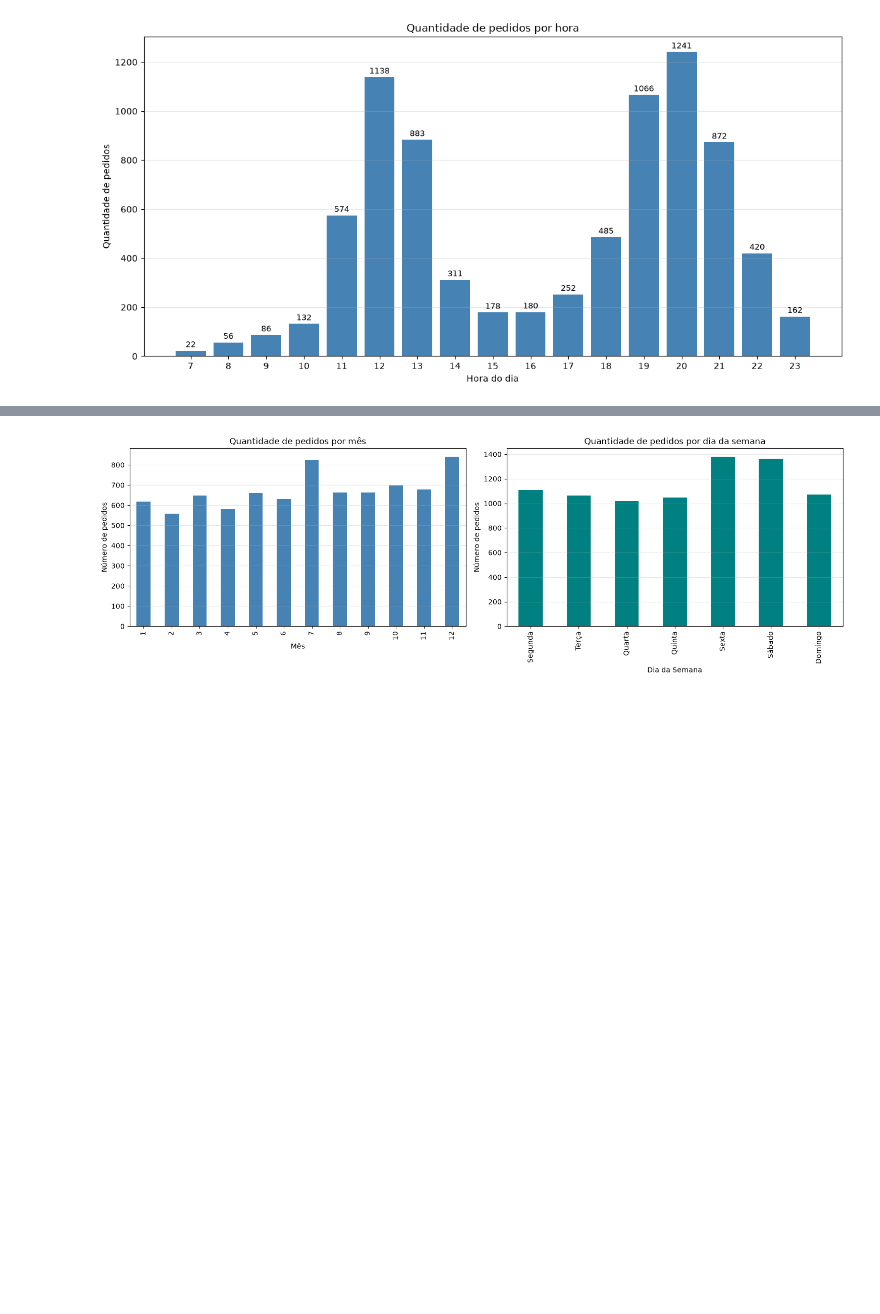
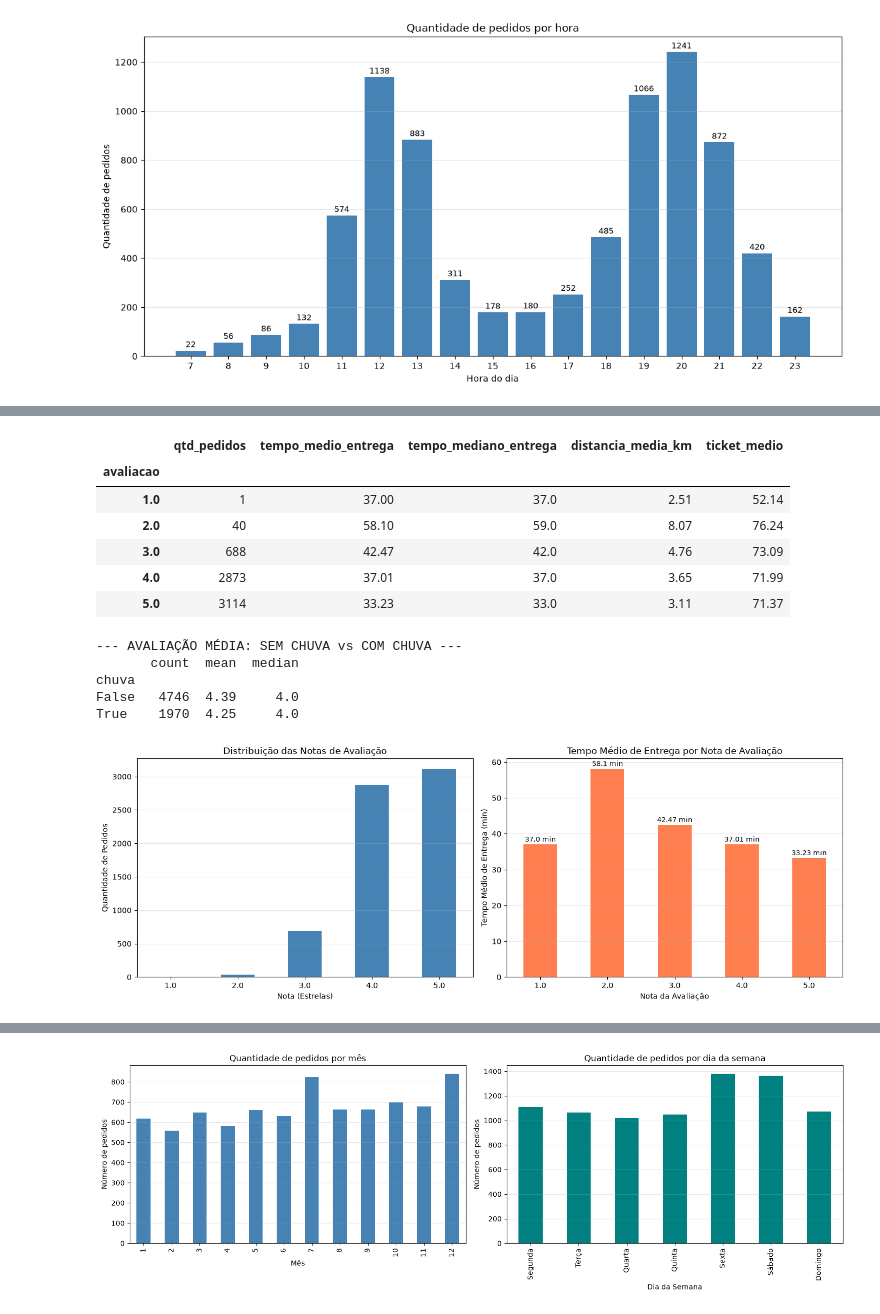
Before and after one commit to ivanjoncesar-ai/Trabalho_Ivan, a Jupyter notebook: Trabalho_Ivan.ipynb, the cells around one changed output, grey strips where cells are left out. Saved outputs shown, nothing was run; the diff lists cells and outputs as text; code cells hidden in the pictures; blank space fills up the shorter version.

```diff
--- a/Trabalho_Ivan.ipynb
+++ b/Trabalho_Ivan.ipynb
@@ -404,3 +404,60 @@ plt.tight_layout()
 plt.show()
 # %% [output]
 [figure]
+# %%
+# --- ANÁLISE DE AVALIAÇÕES E MOTIVOS DE QUEDA ---
+
+# 1. Resumo estatístico e distribuição das notas
+print("--- ESTATÍSTICAS DE AVALIAÇÃO ---")
+print(df["avaliacao"].describe().round(2))
+
+print("\n--- DISTRIBUIÇÃO DAS NOTAS ---")
+print(df["avaliacao"].value_counts().sort_index())
+
+# 2. Relação entre Nota da Avaliação, Tempo de Entrega e Distância
+analise_avaliacao = (
+    df.groupby("avaliacao")
+    .agg(
+        qtd_pedidos=("pedido_id", "count"),
+        tempo_medio_entrega=("tempo_entrega_limpo", "mean"),
+        tempo_mediano_entrega=("tempo_entrega_limpo", "median"),
+        distancia_media_km=("distancia_km_limpa", "mean"),
+        ticket_medio=("valor_pedido_limpo", "mean"),
+    )
+    .round(2)
+)
+display(analise_avaliacao)
+
+# 3. Impacto da Chuva na Nota Média
+print("\n--- AVALIAÇÃO MÉDIA: SEM CHUVA vs COM CHUVA ---")
+print(df.groupby("chuva")["avaliacao"].agg(["count", "mean", "median"]).round(2))
+
+# 4. Visualização Gráfica: Tempo Médio de Entrega por Nota de Avaliação
+fig, axes = plt.subplots(1, 2, figsize=(14, 5))
+
+# Gráfico A: Distribuição das avaliações
+df["avaliacao"].value_counts().sort_index().plot(
+    kind="bar", ax=axes[0], color="steelblue"
+)
+axes[0].set_title("Distribuição das Notas de Avaliação")
+axes[0].set_xlabel("Nota (Estrelas)")
+axes[0].set_ylabel("Quantidade de Pedidos")
+axes[0].tick_params(axis="x", rotation=0)
+axes[0].grid(axis="y", alpha=0.3)
+
+# Gráfico B: Tempo médio de entrega por nota (O que derruba a avaliação)
+analise_avaliacao["tempo_medio_entrega"].plot(
+    kind="bar", ax=axes[1], color="coral"
+)
+axes[1].set_title("Tempo Médio de Entrega por Nota de Avaliação")
+axes[1].set_xlabel("Nota da Avaliação")
+axes[1].set_ylabel("Tempo Médio de Entrega (min)")
+axes[1].tick_params(axis="x", rotation=0)
+axes[1].grid(axis="y", alpha=0.3)
+
+for i, v in enumerate(analise_avaliacao["tempo_medio_entrega"]):
+    axes[1].text(i, v + 0.8, f"{v} min", ha="center", fontsize=9)
+
+plt.tight_layout()
+plt.show()
+# %% [output]
@@ -406,0 +483,13 @@ plt.show()
+|  | qtd_pedidos | tempo_medio_entrega | tempo_mediano_entrega | distancia_media_km | ticket_medio |
+| avaliacao |  |  |  |  |  |
+| 1.0 | 1 | 37.00 | 37.0 | 2.51 | 52.14 |
+| 2.0 | 40 | 58.10 | 59.0 | 8.07 | 76.24 |
+| 3.0 | 688 | 42.47 | 42.0 | 4.76 | 73.09 |
+| 4.0 | 2873 | 37.01 | 37.0 | 3.65 | 71.99 |
+| 5.0 | 3114 | 33.23 | 33.0 | 3.11 | 71.37 |
+--- AVALIAÇÃO MÉDIA: SEM CHUVA vs COM CHUVA ---
+       count  mean  median
+chuva
+False   4746  4.39     4.0
+True    1970  4.25     4.0
+[figure, added]
```
Also changed, not shown: parts of 6 cells of this notebook, 2 other files.
